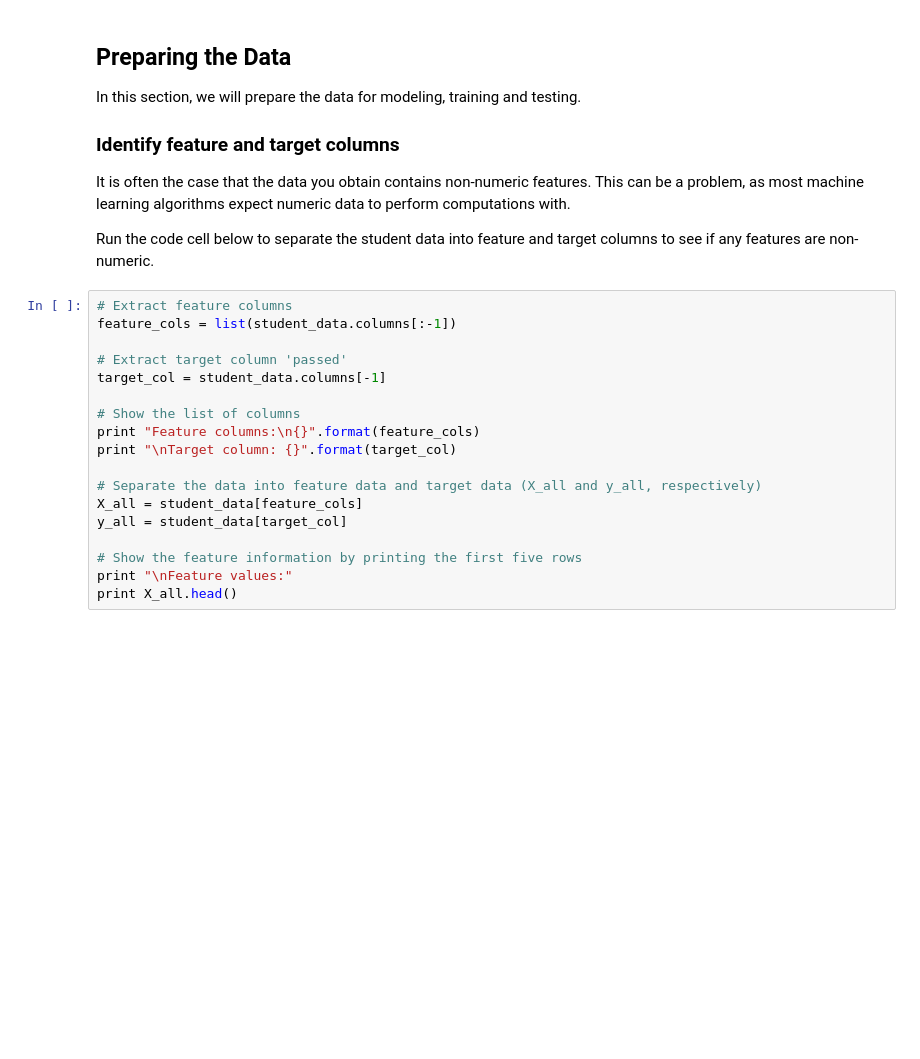
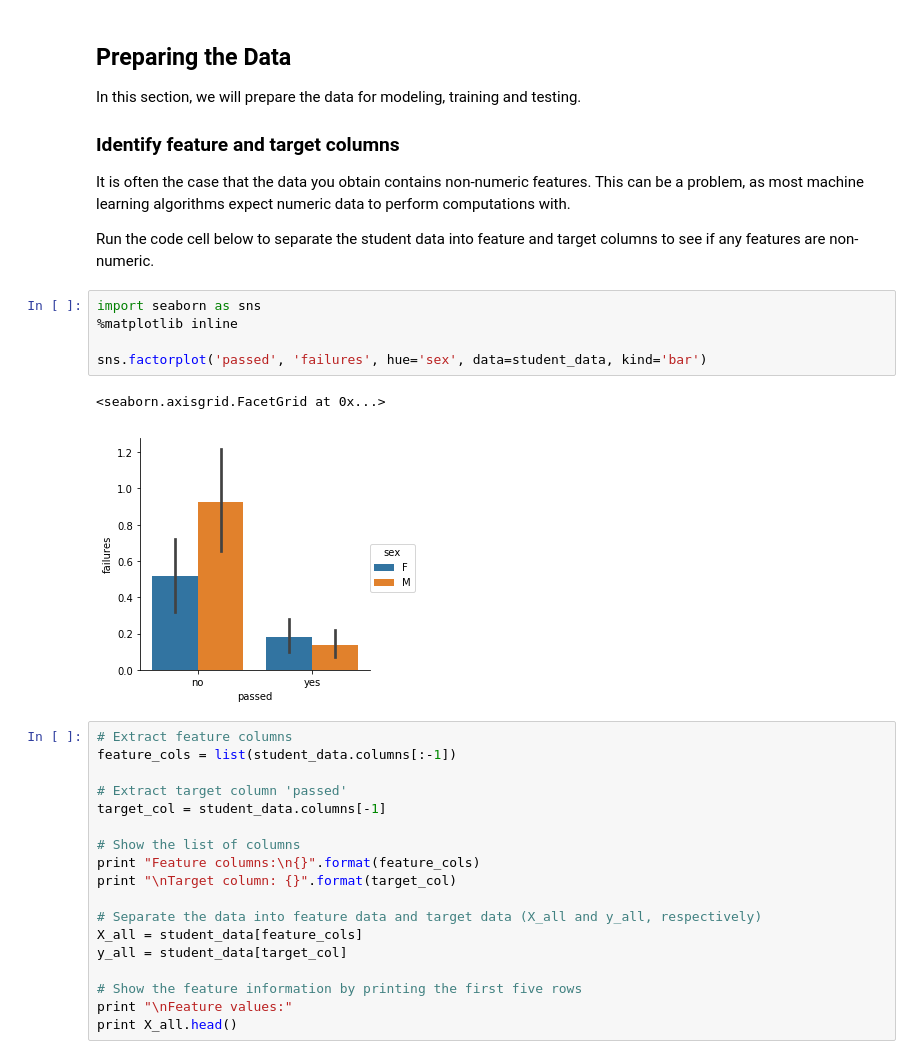
Before and after one commit to leogold/machine-learning, a Jupyter notebook: projects/student_intervention/student_intervention.ipynb, the cells around one changed output. Drawn from its saved outputs; the diff is of its cells as text; blank space fills up the shorter version.

Commit message:
2a. revisao trabalho 2o. projeto Students_intervention

```diff
--- a/projects/student_intervention/student_intervention.ipynb
+++ b/projects/student_intervention/student_intervention.ipynb
@@ -73,6 +74,14 @@ In this section, we will prepare the data for modeling, training and testing.
 It is often the case that the data you obtain contains non-numeric features. This can be a problem, as most machine learning algorithms expect numeric data to perform computations with.
 
 Run the code cell below to separate the student data into feature and target columns to see if any features are non-numeric.
+# %%
+import seaborn as sns
+%matplotlib inline
+
+sns.factorplot('passed', 'failures', hue='sex', data=student_data, kind='bar')
+# %% [output]
+<seaborn.axisgrid.FacetGrid at 0x...>
+[figure, added]
 # %%
 # Extract feature columns
 feature_cols = list(student_data.columns[:-1])
```
Also changed, not shown: parts of 12 cells of this notebook, 1 other file.
